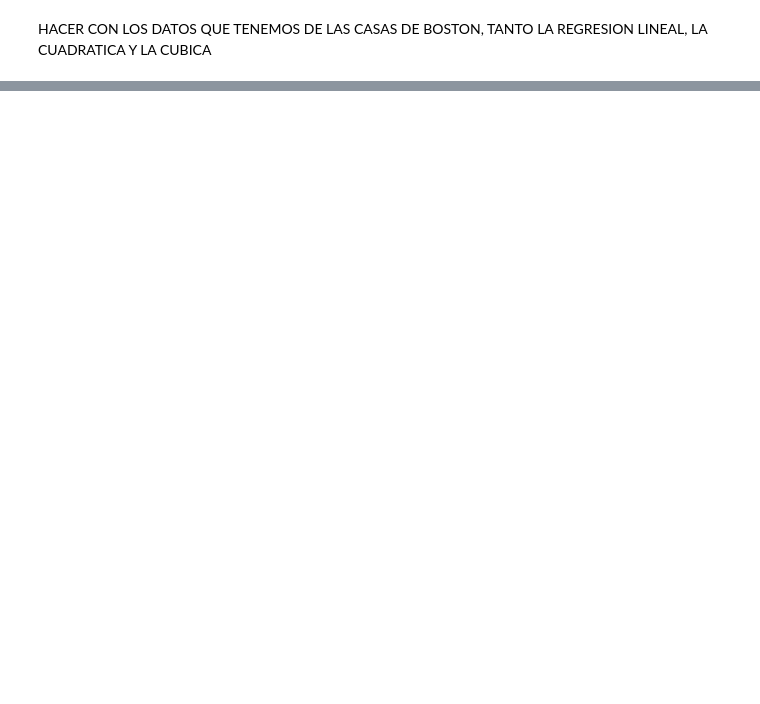
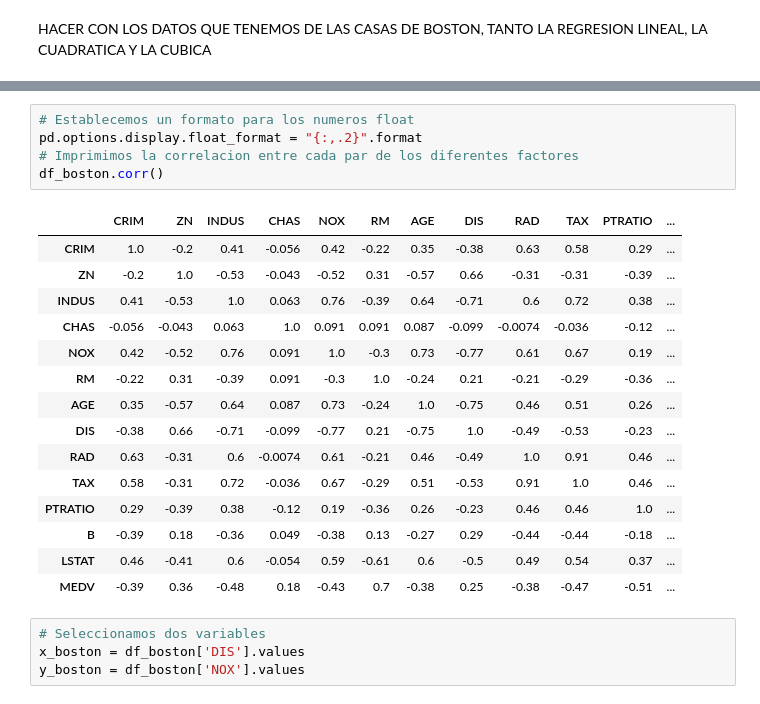
Before and after one commit to ivanher97/Curso_MachineLearning, a Jupyter notebook: S3_05_Polynomial_Regression.ipynb, the cells around one changed output, grey strips where cells are left out. Saved outputs shown, nothing was run; the diff lists cells and outputs as text; blank space fills up the shorter version.

```diff
--- a/S3_05_Polynomial_Regression.ipynb
+++ b/S3_05_Polynomial_Regression.ipynb
@@ -79,0 +86,25 @@ HACER CON LOS DATOS QUE TENEMOS DE LAS CASAS DE BOSTON, TANTO LA REGRESION LINEA
+# %%
+# Establecemos un formato para los numeros float
+pd.options.display.float_format = "{:,.2}".format
+# Imprimimos la correlacion entre cada par de los diferentes factores
+df_boston.corr()
+# %% [output]
+|  | CRIM | ZN | INDUS | CHAS | NOX | RM | AGE | DIS | RAD | TAX | PTRATIO | ... |
+| CRIM | 1.0 | -0.2 | 0.41 | -0.056 | 0.42 | -0.22 | 0.35 | -0.38 | 0.63 | 0.58 | 0.29 | ... |
+| ZN | -0.2 | 1.0 | -0.53 | -0.043 | -0.52 | 0.31 | -0.57 | 0.66 | -0.31 | -0.31 | -0.39 | ... |
+| INDUS | 0.41 | -0.53 | 1.0 | 0.063 | 0.76 | -0.39 | 0.64 | -0.71 | 0.6 | 0.72 | 0.38 | ... |
+| CHAS | -0.056 | -0.043 | 0.063 | 1.0 | 0.091 | 0.091 | 0.087 | -0.099 | -0.0074 | -0.036 | -0.12 | ... |
+| NOX | 0.42 | -0.52 | 0.76 | 0.091 | 1.0 | -0.3 | 0.73 | -0.77 | 0.61 | 0.67 | 0.19 | ... |
+| RM | -0.22 | 0.31 | -0.39 | 0.091 | -0.3 | 1.0 | -0.24 | 0.21 | -0.21 | -0.29 | -0.36 | ... |
+| AGE | 0.35 | -0.57 | 0.64 | 0.087 | 0.73 | -0.24 | 1.0 | -0.75 | 0.46 | 0.51 | 0.26 | ... |
+| DIS | -0.38 | 0.66 | -0.71 | -0.099 | -0.77 | 0.21 | -0.75 | 1.0 | -0.49 | -0.53 | -0.23 | ... |
+| RAD | 0.63 | -0.31 | 0.6 | -0.0074 | 0.61 | -0.21 | 0.46 | -0.49 | 1.0 | 0.91 | 0.46 | ... |
+| TAX | 0.58 | -0.31 | 0.72 | -0.036 | 0.67 | -0.29 | 0.51 | -0.53 | 0.91 | 1.0 | 0.46 | ... |
+| PTRATIO | 0.29 | -0.39 | 0.38 | -0.12 | 0.19 | -0.36 | 0.26 | -0.23 | 0.46 | 0.46 | 1.0 | ... |
+| B | -0.39 | 0.18 | -0.36 | 0.049 | -0.38 | 0.13 | -0.27 | 0.29 | -0.44 | -0.44 | -0.18 | ... |
+| LSTAT | 0.46 | -0.41 | 0.6 | -0.054 | 0.59 | -0.61 | 0.6 | -0.5 | 0.49 | 0.54 | 0.37 | ... |
+| MEDV | -0.39 | 0.36 | -0.48 | 0.18 | -0.43 | 0.7 | -0.38 | 0.25 | -0.38 | -0.47 | -0.51 | ... |
+# %%
+# Seleccionamos dos variables
+x_boston = df_boston['DIS'].values
+y_boston = df_boston['NOX'].values
```
Also changed, not shown: parts of 18 cells of this notebook.
